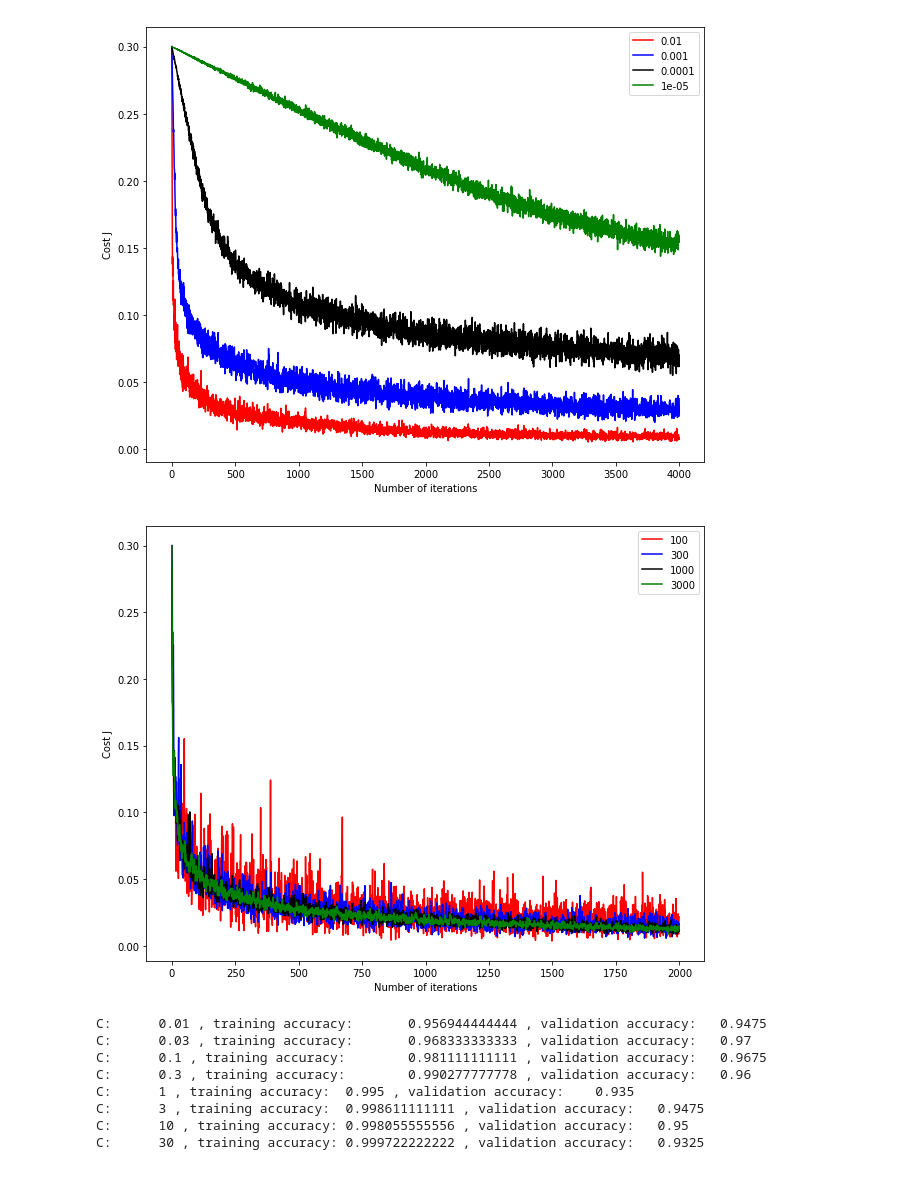
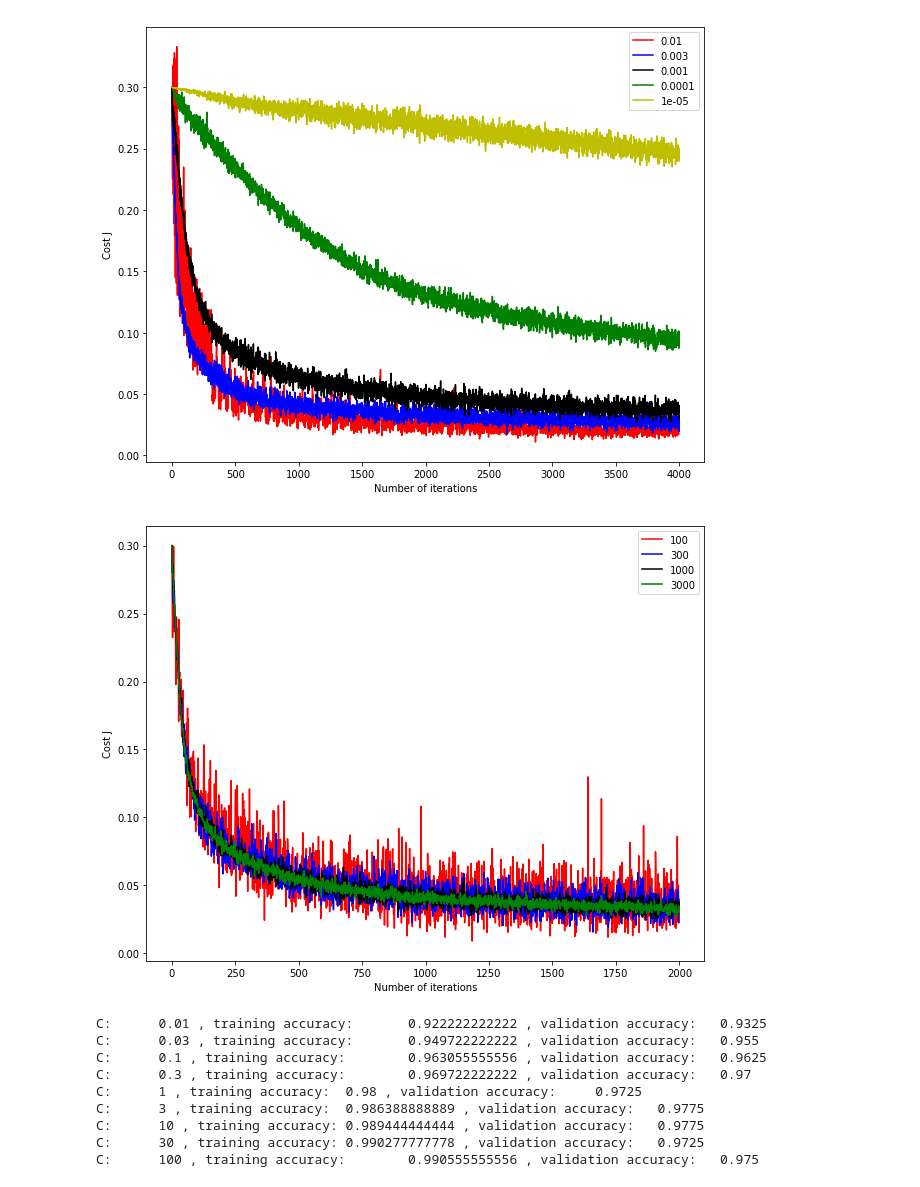
Before and after one commit to xystevensun/comp540, a Jupyter notebook: homework/hw4/svm_spam.ipynb, the cells around one changed output. Cells and saved outputs as stored; diff of their text form; code cells hidden in the pictures.

```diff
--- a/homework/hw4/svm_spam.ipynb
+++ b/homework/hw4/svm_spam.ipynb
@@ -53,7 +56,7 @@ yy_test[y_test == 0] = -1 # <--- testing label
 #  number of iterations be?                                                      #
 ##################################################################################
 
-sigma = 1000.0
+sigma = 10.0
 K = np.array([utils.gaussian_kernel(x1,x2,sigma) for x1 in X_train for x2 in X_train]).reshape(X_train.shape[0],X_train.shape[0])
 scaler = preprocessing.StandardScaler().fit(K)
 scaleK = scaler.transform(K)
@@ -71,29 +74,29 @@ KKtest = np.vstack([np.ones((scaleKtest.shape[0],)),scaleKtest.T]).T
 # %%
 # choose learning rate
 color = ['r','b','k','g','y','m']
-LearningRatevals = [1e-2,1e-3,1e-4,1e-5]
+LearningRatevals = [1e-2,3e-3,1e-3,1e-4,1e-5]
 color_idx = 0
 fig = plt.figure()
 ax = fig.add_subplot(1,1,1)
 for LR in LearningRatevals:
     svm = LinearSVM_twoclass()
     svm.theta = np.zeros((KK.shape[1],))
     J_history = svm.train(KK,yy_train,learning_rate=LR,reg=0.3,num_iters=4000,verbose=False,batch_size=1000)
     plt.plot(range(len(J_history)), J_history, color[color_idx])
     color_idx += 1
 plt.xlabel('Number of iterations')
 plt.ylabel('Cost J')
 plt.legend([str(a) for a in LearningRatevals])
 plt.show()
 fig.savefig("./fig_learning_rate.pdf", format='pdf')
 # %% [output]
-[figure, old version]
+[figure, new version]
 # %%
 # choose batch size
+Best_learning_rate = 3e-3
+BatchSizes = [100,300,1000,3000]
 color_idx = 0
 fig = plt.figure()
-Best_learning_rate = 1e-2
-BatchSizes = [100,300,1000,3000]
 ax = fig.add_subplot(1,1,1)
 for BS in BatchSizes:
     svm = LinearSVM_twoclass()
@@ -107,28 +110,29 @@ plt.legend([str(a) for a in BatchSizes])
 plt.show()
 fig.savefig("./fig_batch_size.pdf", format='pdf')
 # %% [output]
-[figure, old version]
+[figure, new version]
 # %%
 # choose C
-Best_batch_size=1000
-Cvals = [0.01,0.03,0.1,0.3,1,3,10,30]
+Best_batch_size=3400
+Cvals = [0.01,0.03,0.1,0.3,1,3,10,30,100]
 for C in Cvals:
     svm = LinearSVM_twoclass()
     svm.theta = np.zeros((KK.shape[1],))
-    J_history = svm.train(KK,yy_train,learning_rate=Best_learning_rate,reg=C,num_iters=4000,verbose=False,batch_size=Best_batch_size)
+    J_history = svm.train(KK,yy_train,learning_rate=Best_learning_rate,reg=C,num_iters=5000,verbose=False,batch_size=Best_batch_size)
     yy_pred_train = svm.predict(KK)
     accuracy_train = np.mean(yy_pred_train == yy_train)
     yy_pred_val = svm.predict(KKval)
     accuracy_val = np.mean(yy_pred_val == yy_val)
     print "C:\t", C, ", training accuracy:\t", accuracy_train, ", validation accuracy:\t", accuracy_val
 # %% [output]
-C:      0.01 , training accuracy:       0.956944444444 , validation accuracy:   0.9475
-C:      0.03 , training accuracy:       0.968333333333 , validation accuracy:   0.97
-C:      0.1 , training accuracy:        0.981111111111 , validation accuracy:   0.9675
-C:      0.3 , training accuracy:        0.990277777778 , validation accuracy:   0.96
-C:      1 , training accuracy:  0.995 , validation accuracy:    0.935
-C:      3 , training accuracy:  0.998611111111 , validation accuracy:   0.9475
-C:      10 , training accuracy: 0.998055555556 , validation accuracy:   0.95
-C:      30 , training accuracy: 0.999722222222 , validation accuracy:   0.9325
+C:      0.01 , training accuracy:       0.922222222222 , validation accuracy:   0.9325
+C:      0.03 , training accuracy:       0.949722222222 , validation accuracy:   0.955
+C:      0.1 , training accuracy:        0.963055555556 , validation accuracy:   0.9625
+C:      0.3 , training accuracy:        0.969722222222 , validation accuracy:   0.97
+C:      1 , training accuracy:  0.98 , validation accuracy:     0.9725
+C:      3 , training accuracy:  0.986388888889 , validation accuracy:   0.9775
+C:      10 , training accuracy: 0.989444444444 , validation accuracy:   0.9775
+C:      30 , training accuracy: 0.990277777778 , validation accuracy:   0.9725
+C:      100 , training accuracy:        0.990555555556 , validation accuracy:   0.975
 # %%
 # choose sigma
```
Also changed, not shown: parts of 4 cells of this notebook.
